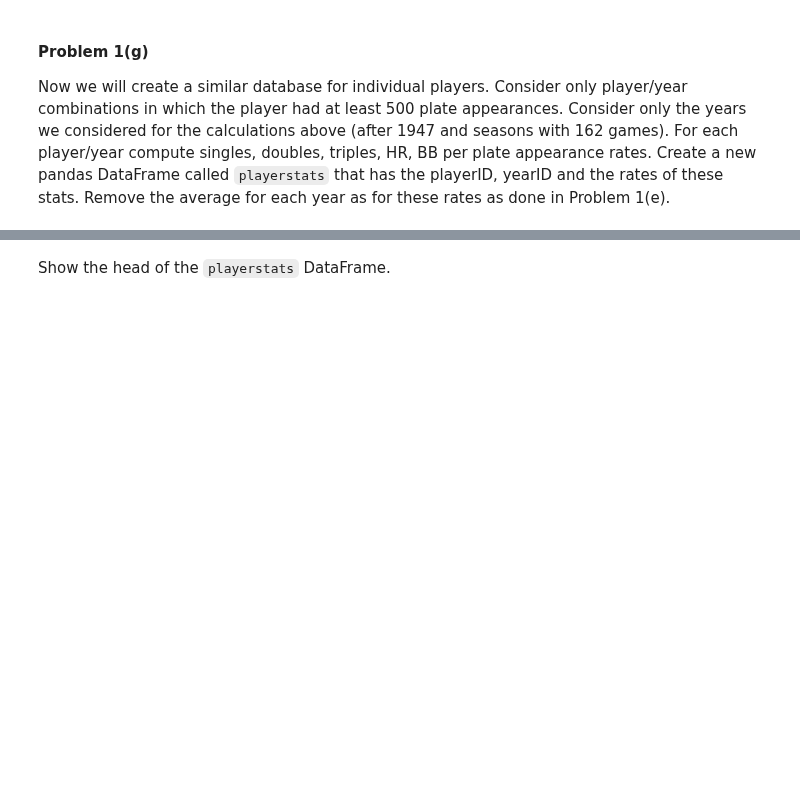
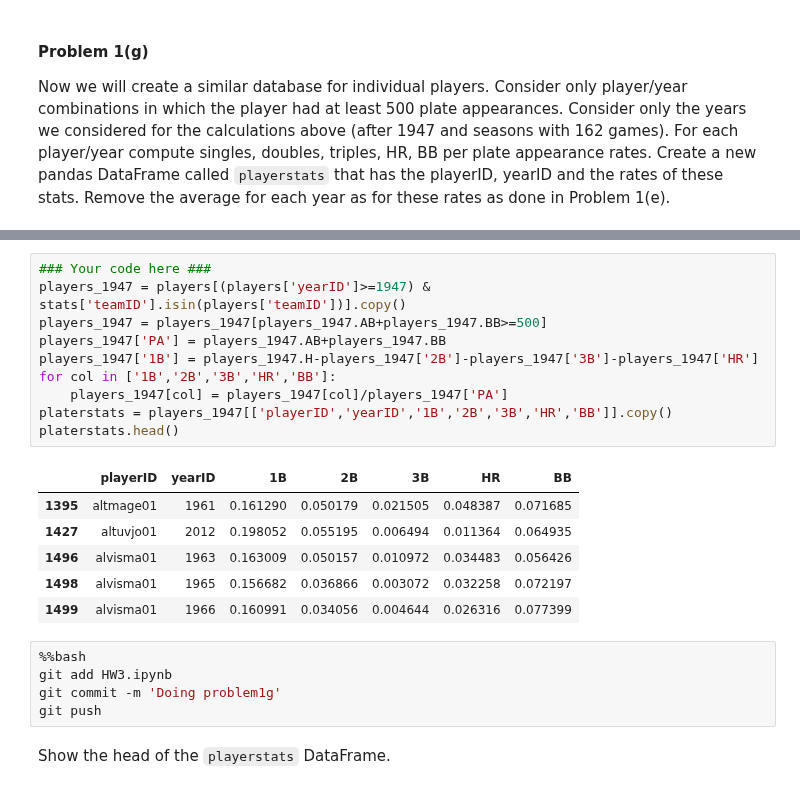
Before and after one commit to Theerit/2014, a Jupyter notebook: homework/HW3.ipynb, the cells around one changed output, grey strips where cells are left out. Cells and saved outputs as stored; diff of their text form; blank space fills up the shorter version.

Commit message:
Doing problem1g

```diff
--- a/homework/HW3.ipynb
+++ b/homework/HW3.ipynb
@@ -223,3 +223,25 @@ Now we will create a similar database for individual players. Consider only play
+# %%
+### Your code here ###
+players_1947 = players[(players['yearID']>=1947) & stats['teamID'].isin(players['teamID'])].copy()
+players_1947 = players_1947[players_1947.AB+players_1947.BB>=500]
+players_1947['PA'] = players_1947.AB+players_1947.BB
+players_1947['1B'] = players_1947.H-players_1947['2B']-players_1947['3B']-players_1947['HR']
+for col in ['1B','2B','3B','HR','BB']:
+    players_1947[col] = players_1947[col]/players_1947['PA']
+platerstats = players_1947[['playerID','yearID','1B','2B','3B','HR','BB']].copy()
+platerstats.head()
+# %% [output]
+|  | playerID | yearID | 1B | 2B | 3B | HR | BB |
+| 1395 | altmage01 | 1961 | 0.161290 | 0.050179 | 0.021505 | 0.048387 | 0.071685 |
+| 1427 | altuvjo01 | 2012 | 0.198052 | 0.055195 | 0.006494 | 0.011364 | 0.064935 |
+| 1496 | alvisma01 | 1963 | 0.163009 | 0.050157 | 0.010972 | 0.034483 | 0.056426 |
+| 1498 | alvisma01 | 1965 | 0.156682 | 0.036866 | 0.003072 | 0.032258 | 0.072197 |
+| 1499 | alvisma01 | 1966 | 0.160991 | 0.034056 | 0.004644 | 0.026316 | 0.077399 |
+# %%
+%%bash
+git add HW3.ipynb
+git commit -m 'Doing problem1g'
+git push
 # %% [markdown]
 Show the head of the `playerstats` DataFrame.
 # %%
```
Also changed, not shown: parts of 3 cells of this notebook.
